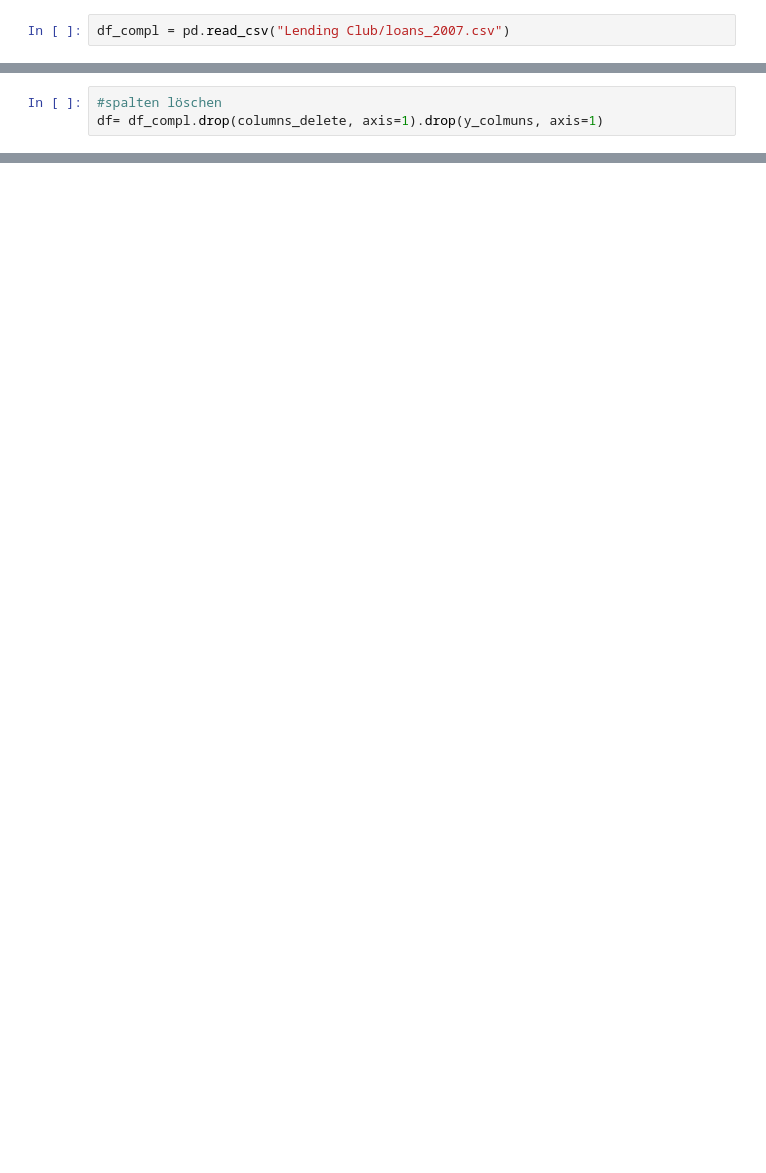
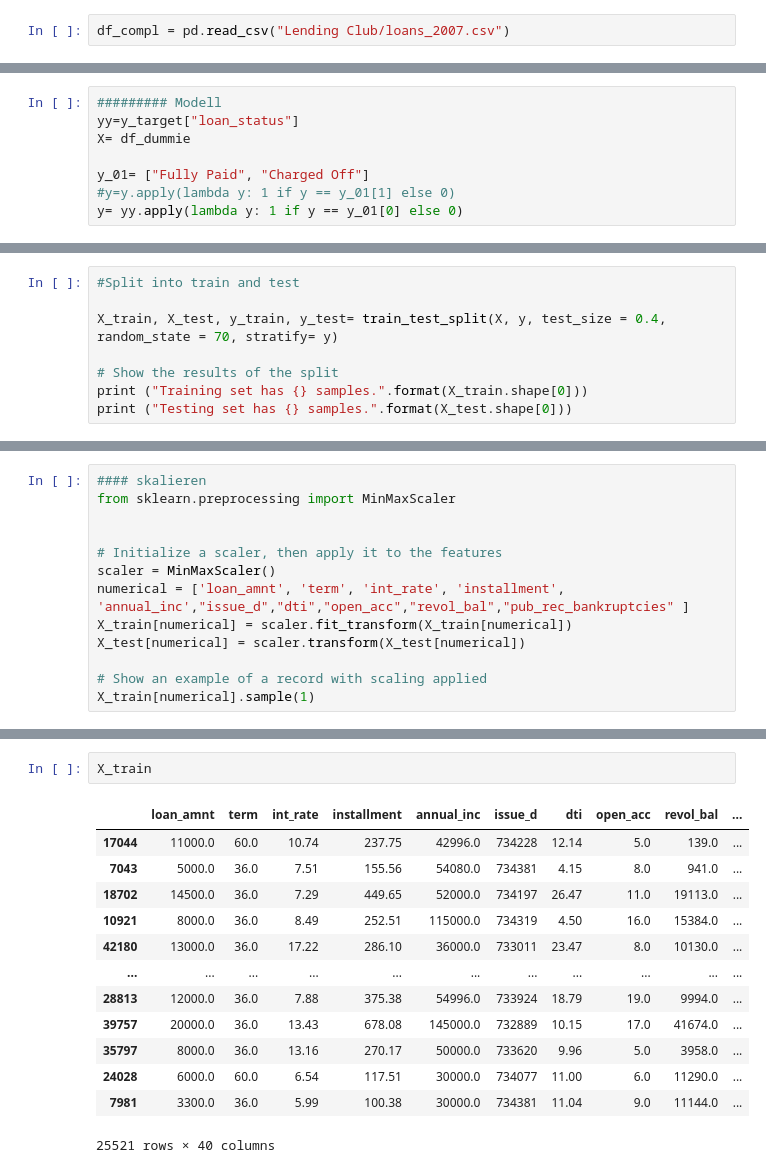
Before and after one commit to amStraszenrand/NeueFische-2nd_Project, a Jupyter notebook: Lending Club YC.ipynb, the cells around one changed output, grey strips where cells are left out. Saved outputs shown, nothing was run; the diff lists cells and outputs as text; blank space fills up the shorter version.

Commit message:
FirstModelling

```diff
--- a/Lending Club YC.ipynb
+++ b/Lending Club YC.ipynb
@@ -46,3 +181,0 @@ df= df.drop(rows_delete, axis=0)
-# %%
-#spalten löschen
-df= df_compl.drop(columns_delete, axis=1).drop(y_colmuns, axis=1)
@@ -155,0 +204,8 @@ memory usage: 6.5+ MB
+# %%
+######### Modell
+yy=y_target["loan_status"]
+X= df_dummie
+
+y_01= ["Fully Paid", "Charged Off"]
+#y=y.apply(lambda y: 1 if y == y_01[1] else 0)
+y= yy.apply(lambda y: 1 if y == y_01[0] else 0)
@@ -155,0 +262,8 @@ memory usage: 6.5+ MB
+# %%
+#Split into train and test
+
+X_train, X_test, y_train, y_test= train_test_split(X, y, test_size = 0.4, random_state = 70, stratify= y)
+
+# Show the results of the split
+print ("Training set has {} samples.".format(X_train.shape[0]))
+print ("Testing set has {} samples.".format(X_test.shape[0]))
@@ -155,0 +273,13 @@ memory usage: 6.5+ MB
+# %%
+#### skalieren
+from sklearn.preprocessing import MinMaxScaler
+
+
+# Initialize a scaler, then apply it to the features
+scaler = MinMaxScaler()
+numerical = ['loan_amnt', 'term', 'int_rate', 'installment', 'annual_inc',"issue_d","dti","open_acc","revol_bal","pub_rec_bankruptcies" ]
+X_train[numerical] = scaler.fit_transform(X_train[numerical])
+X_test[numerical] = scaler.transform(X_test[numerical])
+
+# Show an example of a record with scaling applied
+X_train[numerical].sample(1)
@@ -155,0 +309,16 @@ memory usage: 6.5+ MB
+# %%
+X_train
+# %% [output]
+|  | loan_amnt | term | int_rate | installment | annual_inc | issue_d | dti | open_acc | revol_bal | ... |
+| 17044 | 11000.0 | 60.0 | 10.74 | 237.75 | 42996.0 | 734228 | 12.14 | 5.0 | 139.0 | ... |
+| 7043 | 5000.0 | 36.0 | 7.51 | 155.56 | 54080.0 | 734381 | 4.15 | 8.0 | 941.0 | ... |
+| 18702 | 14500.0 | 36.0 | 7.29 | 449.65 | 52000.0 | 734197 | 26.47 | 11.0 | 19113.0 | ... |
+| 10921 | 8000.0 | 36.0 | 8.49 | 252.51 | 115000.0 | 734319 | 4.50 | 16.0 | 15384.0 | ... |
+| 42180 | 13000.0 | 36.0 | 17.22 | 286.10 | 36000.0 | 733011 | 23.47 | 8.0 | 10130.0 | ... |
+| ... | ... | ... | ... | ... | ... | ... | ... | ... | ... | ... |
+| 28813 | 12000.0 | 36.0 | 7.88 | 375.38 | 54996.0 | 733924 | 18.79 | 19.0 | 9994.0 | ... |
+| 39757 | 20000.0 | 36.0 | 13.43 | 678.08 | 145000.0 | 732889 | 10.15 | 17.0 | 41674.0 | ... |
+| 35797 | 8000.0 | 36.0 | 13.16 | 270.17 | 50000.0 | 733620 | 9.96 | 5.0 | 3958.0 | ... |
+| 24028 | 6000.0 | 60.0 | 6.54 | 117.51 | 30000.0 | 734077 | 11.00 | 6.0 | 11290.0 | ... |
+| 7981 | 3300.0 | 36.0 | 5.99 | 100.38 | 30000.0 | 734381 | 11.04 | 9.0 | 11144.0 | ... |
+25521 rows × 40 columns
```
Also changed, not shown: parts of 50 cells of this notebook, 2 other files.
